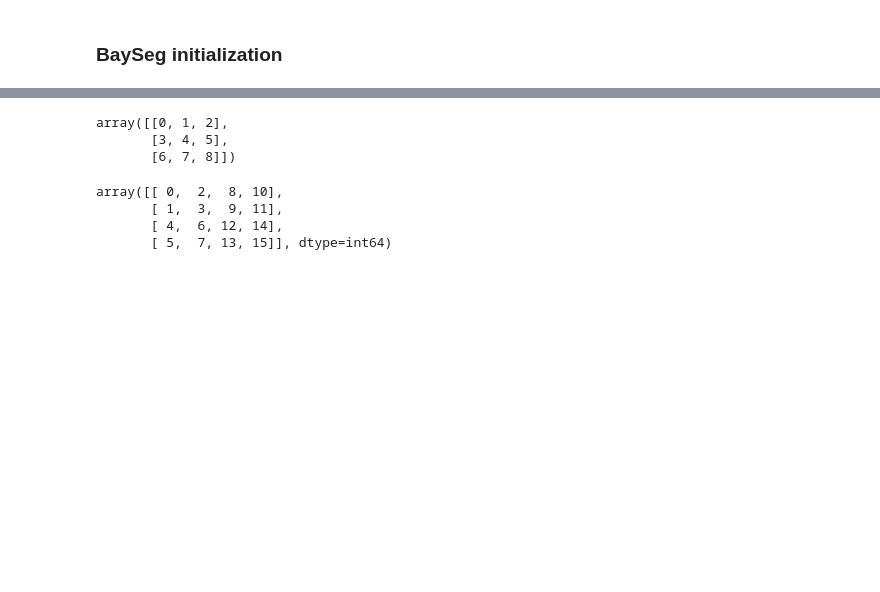
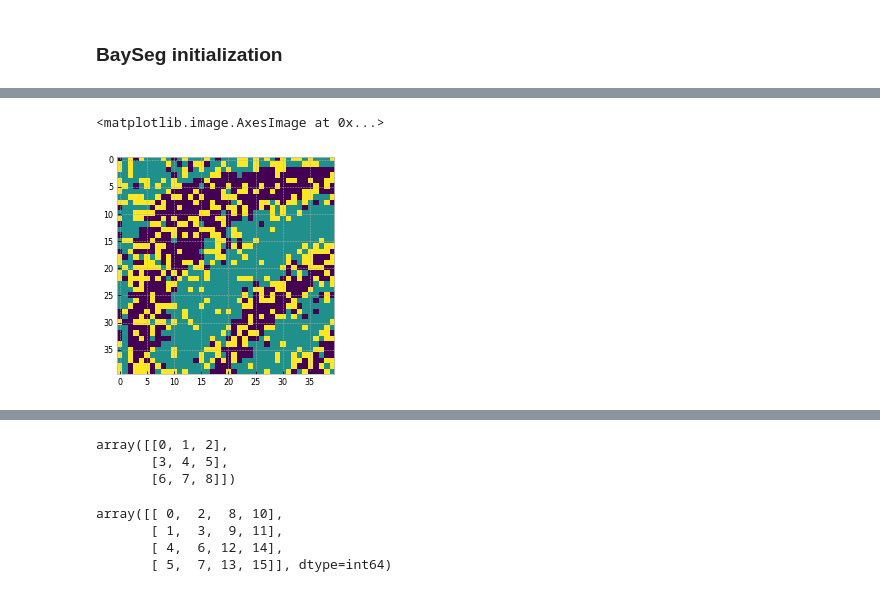
Before and after one commit to cgre-aachen/bayseg, a Jupyter notebook: notebooks/alex_prototyping_2d.ipynb, the cells around one changed output, grey strips where cells are left out. Saved outputs shown, nothing was run; the diff lists cells and outputs as text; code cells hidden in the pictures; blank space fills up the shorter version.

```diff
--- a/notebooks/alex_prototyping_2d.ipynb
+++ b/notebooks/alex_prototyping_2d.ipynb
@@ -320,0 +317,7 @@ plt.grid(False)
+# %%
+labels = copy.copy(clf.labels[2])
+# %%
+plt.imshow(labels.reshape(clf.shape[0], clf.shape[1]))
+# %% [output]
+<matplotlib.image.AxesImage at 0x...>
+[figure, added]
```
Also changed, not shown: parts of 25 cells of this notebook, 3 other files.
